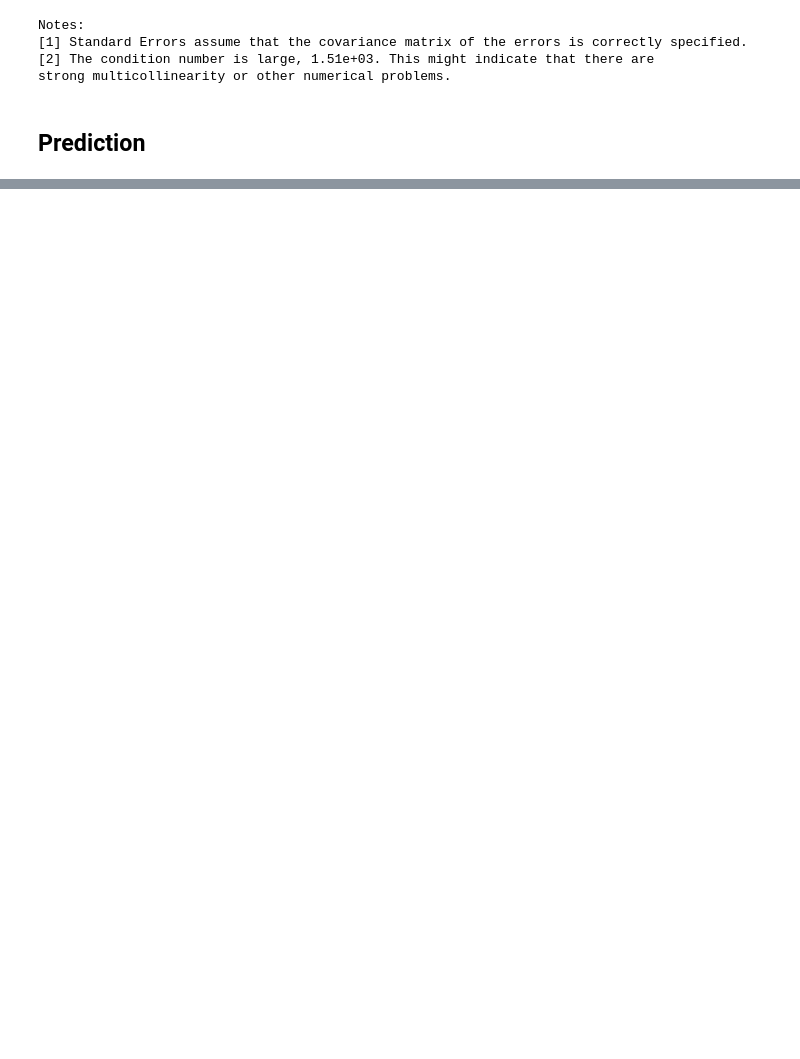
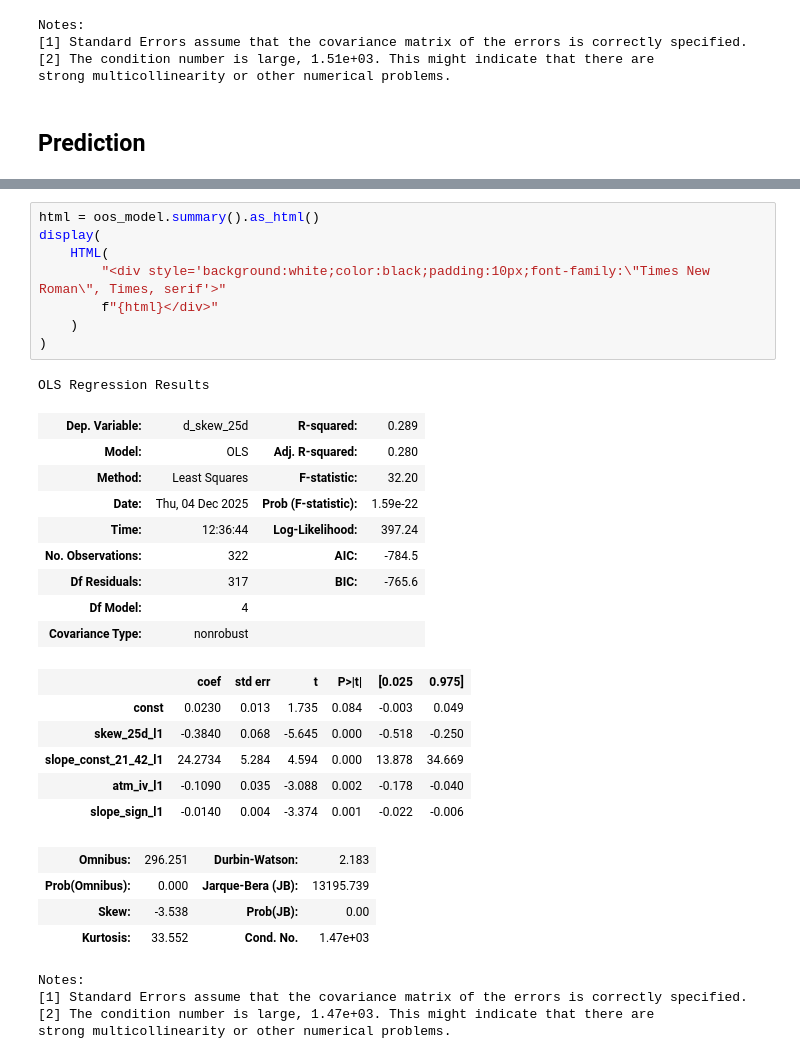
Before and after one commit to aleehtaa/finm37000-2025, a Jupyter notebook: project/modeling.ipynb, the cells around one changed output, grey strips where cells are left out. Cells and saved outputs as stored; diff of their text form; blank space fills up the shorter version.

Commit message:
remove parent for imports and add oos r-squared

```diff
--- a/project/modeling.ipynb
+++ b/project/modeling.ipynb
@@ -263,0 +230,33 @@ Table 4: Out-of-Sample Forecast Performance (2025)
+# %%
+html = oos_model.summary().as_html()
+display(
+    HTML(
+        "<div style='background:white;color:black;padding:10px;font-family:\"Times New Roman\", Times, serif'>"
+        f"{html}</div>"
+    )
+)
+# %% [output]
+OLS Regression Results
+| Dep. Variable: | d_skew_25d | R-squared: | 0.289 |
+| Model: | OLS | Adj. R-squared: | 0.280 |
+| Method: | Least Squares | F-statistic: | 32.20 |
+| Date: | Thu, 04 Dec 2025 | Prob (F-statistic): | 1.59e-22 |
+| Time: | 12:36:44 | Log-Likelihood: | 397.24 |
+| No. Observations: | 322 | AIC: | -784.5 |
+| Df Residuals: | 317 | BIC: | -765.6 |
+| Df Model: | 4 |  |  |
+| Covariance Type: | nonrobust |  |  |
+|  | coef | std err | t | P>|t| | [0.025 | 0.975] |
+| const | 0.0230 | 0.013 | 1.735 | 0.084 | -0.003 | 0.049 |
+| skew_25d_l1 | -0.3840 | 0.068 | -5.645 | 0.000 | -0.518 | -0.250 |
+| slope_const_21_42_l1 | 24.2734 | 5.284 | 4.594 | 0.000 | 13.878 | 34.669 |
+| atm_iv_l1 | -0.1090 | 0.035 | -3.088 | 0.002 | -0.178 | -0.040 |
+| slope_sign_l1 | -0.0140 | 0.004 | -3.374 | 0.001 | -0.022 | -0.006 |
+| Omnibus: | 296.251 | Durbin-Watson: | 2.183 |
+| Prob(Omnibus): | 0.000 | Jarque-Bera (JB): | 13195.739 |
+| Skew: | -3.538 | Prob(JB): | 0.00 |
+| Kurtosis: | 33.552 | Cond. No. | 1.47e+03 |
+Notes:
+[1] Standard Errors assume that the covariance matrix of the errors is correctly specified.
+[2] The condition number is large, 1.47e+03. This might indicate that there are
+strong multicollinearity or other numerical problems.
```
Also changed, not shown: parts of 7 cells of this notebook, 3 other files.
